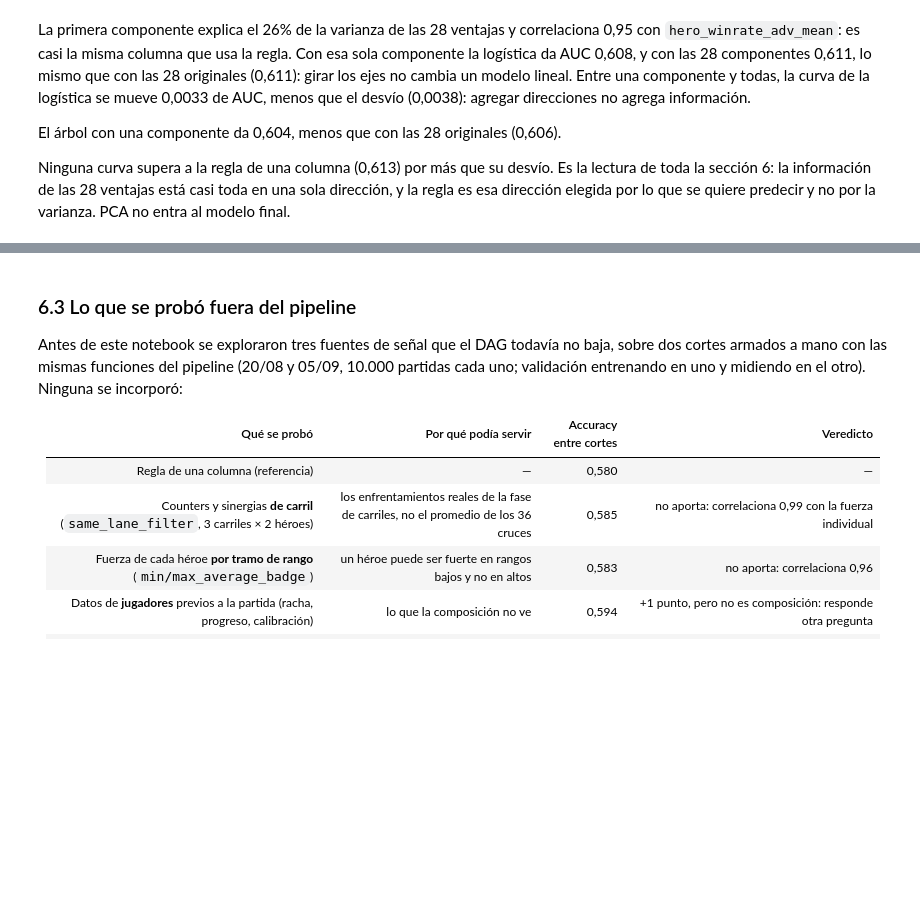
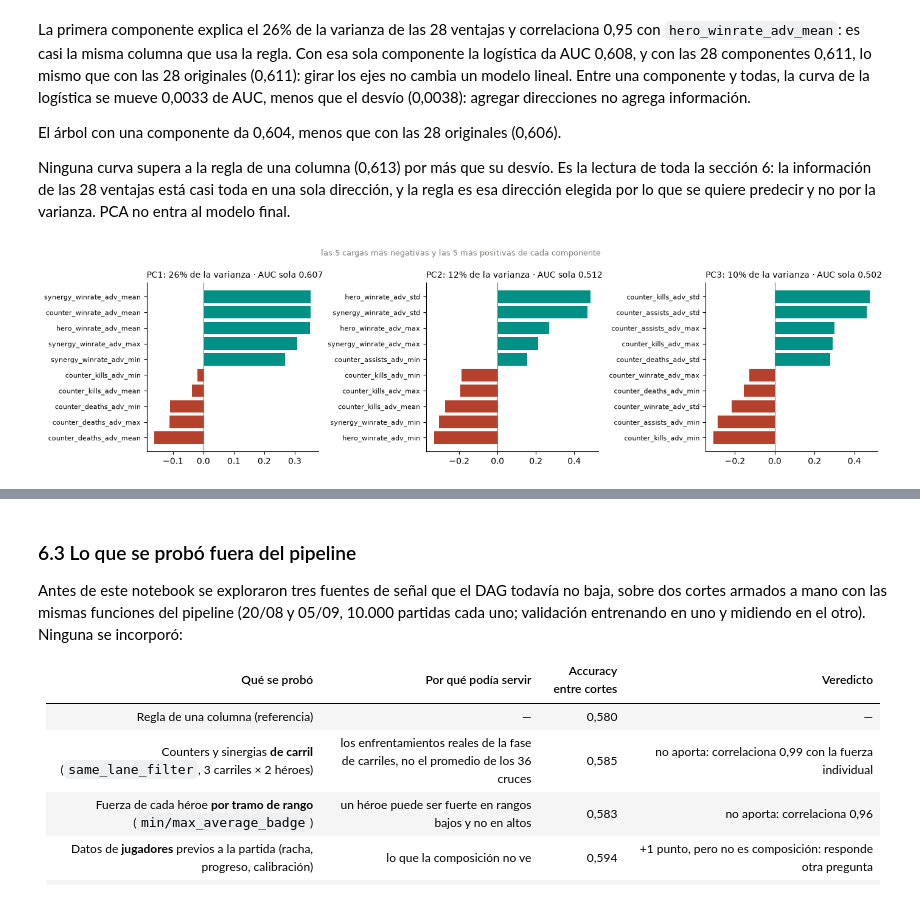
Before and after one commit to EmiJordan11/Deadlock-match-predictor, a Jupyter notebook: notebooks/entrega3_modelado_v2_correcciones.ipynb, the cells around one changed output, grey strips where cells are left out. Drawn from its saved outputs; the diff is of its cells as text; code cells hidden in the pictures; blank space fills up the shorter version.

```diff
--- a/notebooks/entrega3_modelado_v2_correcciones.ipynb
+++ b/notebooks/entrega3_modelado_v2_correcciones.ipynb
@@ -735,3 +735,25 @@ La primera componente explica el 26% de la varianza de las 28 ventajas y correla
 El árbol con una componente da 0,604, menos que con las 28 originales (0,606).
 
 Ninguna curva supera a la regla de una columna (0,613) por más que su desvío. Es la lectura de toda la sección 6: la información de las 28 ventajas está casi toda en una sola dirección, y la regla es esa dirección elegida por lo que se quiere predecir y no por la varianza. PCA no entra al modelo final.
+# %%
+# Qué son esas direcciones: las cargas de las tres primeras componentes (el PCA descriptivo de la tabla de arriba)
+from sklearn.metrics import roc_auc_score
+
+pca_desc = descripcion.named_steps["pca"]
+puntajes = descripcion.transform(X_train[columnas_ventajas])
+auc_sola = [max(a, 1 - a) for a in (roc_auc_score(y_train, puntajes[:, k]) for k in range(3))]   # el signo de una componente es arbitrario
+cargas_pc = lambda k: pd.Series(pca_desc.components_[k], index=columnas_ventajas)
+
+fig, axes = plt.subplots(1, 3, figsize=(14, 3.8))
+for k, ax in enumerate(axes):
+    cargas = cargas_pc(k).sort_values()
+    extremos = pd.concat([cargas.head(5), cargas.tail(5)])
+    ax.barh(extremos.index, extremos.values, color=np.where(extremos.values > 0, VERDE_AZUL, TERRACOTA))
+    ax.axvline(0, color=GRIS, lw=0.8)
+    ax.set_title(f"PC{k + 1}: {pca_desc.explained_variance_ratio_[k]:.0%} de la varianza · AUC sola {c(auc_sola[k])}", fontsize=10, loc="left")
+    ax.tick_params(axis="y", labelsize=8)
+fig.suptitle("las 5 cargas más negativas y las 5 más positivas de cada componente", fontsize=9, color=GRIS)
+plt.tight_layout()
+plt.show()
+# %% [output]
+[figure, added]
```
Also changed, not shown: parts of 2 cells of this notebook.
